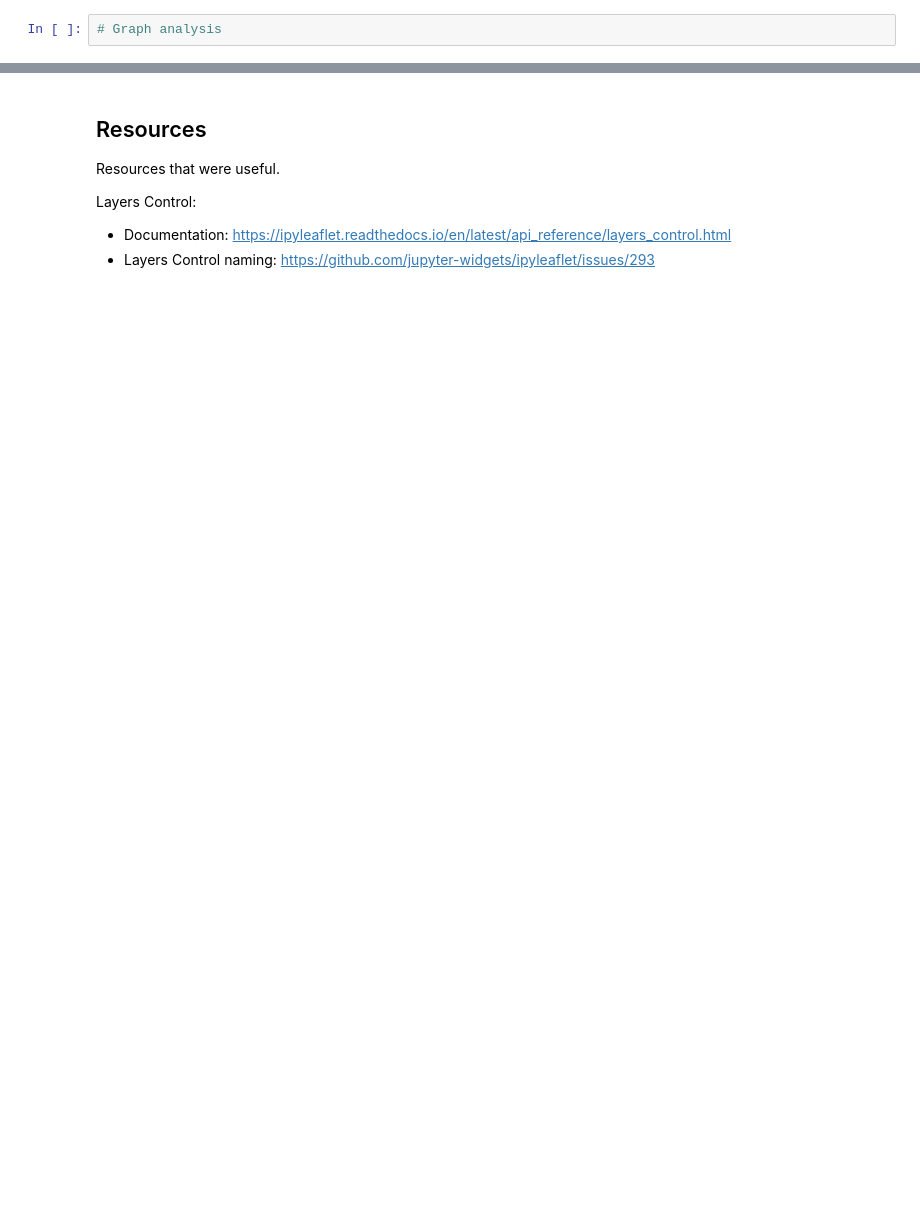
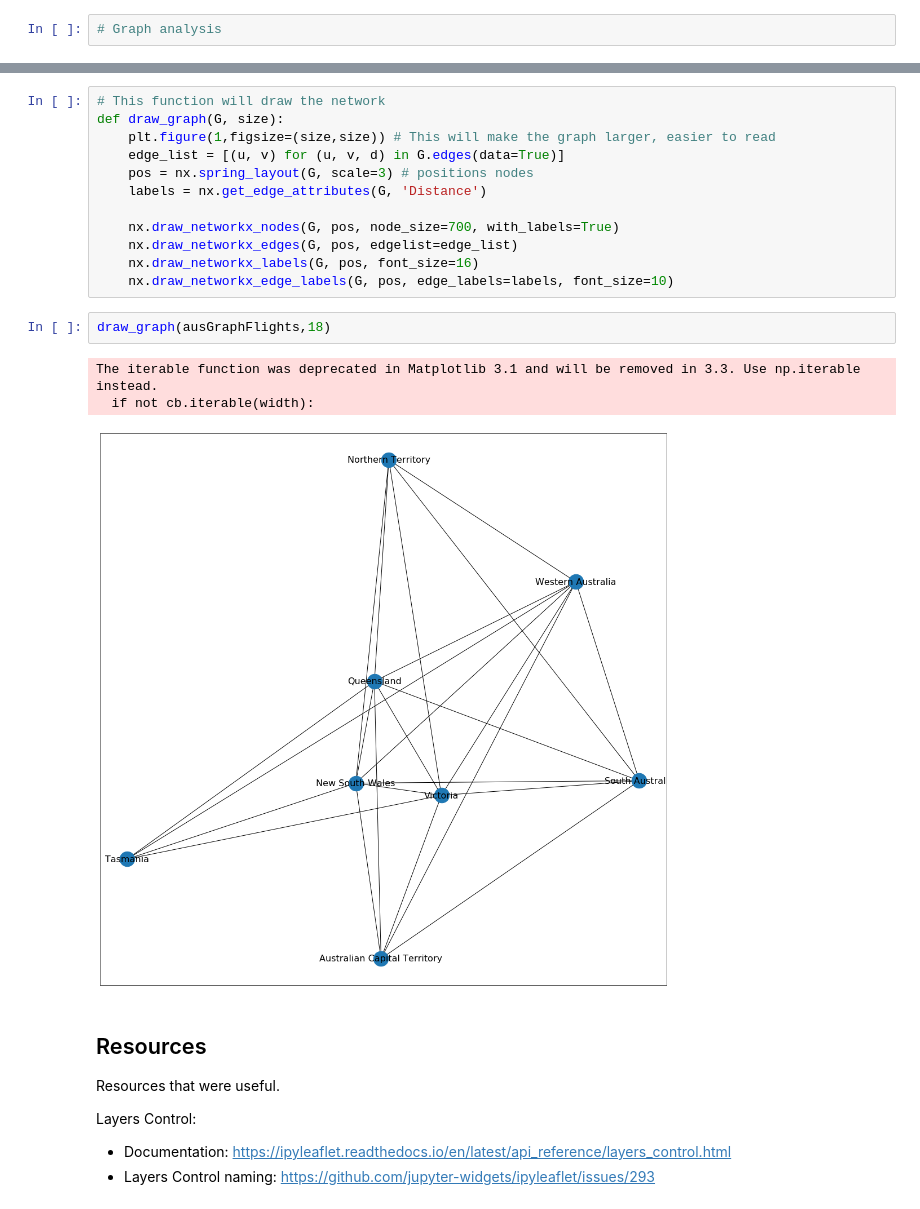
Before and after one commit to Ccamm/coronavirus_network, a Jupyter notebook: coronavirus_timeline.ipynb, the cells around one changed output, grey strips where cells are left out. Cells and saved outputs as stored; diff of their text form; blank space fills up the shorter version.

Commit message:
Add networkx graphs with routes as edges

```diff
--- a/coronavirus_timeline.ipynb
+++ b/coronavirus_timeline.ipynb
@@ -663,3 +699,21 @@ Map(center=[38.451217, -102.675199], controls=(ZoomControl(options=['position',
+# %%
+# This function will draw the network
+def draw_graph(G, size):
+    plt.figure(1,figsize=(size,size)) # This will make the graph larger, easier to read
+    edge_list = [(u, v) for (u, v, d) in G.edges(data=True)]
+    pos = nx.spring_layout(G, scale=3) # positions nodes
+    labels = nx.get_edge_attributes(G, 'Distance')
+
+    nx.draw_networkx_nodes(G, pos, node_size=700, with_labels=True)
+    nx.draw_networkx_edges(G, pos, edgelist=edge_list)
+    nx.draw_networkx_labels(G, pos, font_size=16)
+    nx.draw_networkx_edge_labels(G, pos, edge_labels=labels, font_size=10)
+# %%
+draw_graph(ausGraphFlights,18)
+# %% [output]
+The iterable function was deprecated in Matplotlib 3.1 and will be removed in 3.3. Use np.iterable instead.
+  if not cb.iterable(width):
+[figure, added]
 # %% [markdown]
 ## Resources
 Resources that were useful.
```
Also changed, not shown: parts of 31 cells of this notebook.
